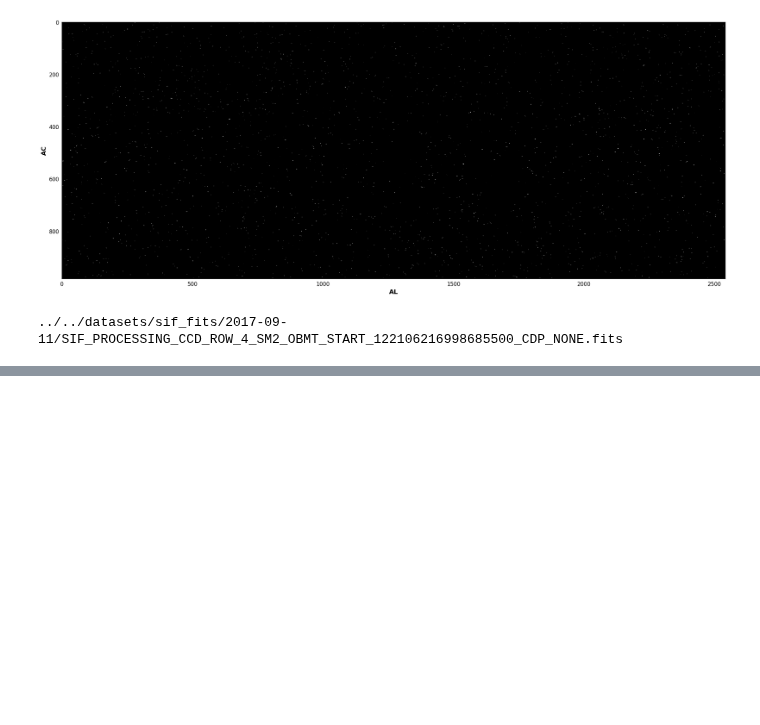
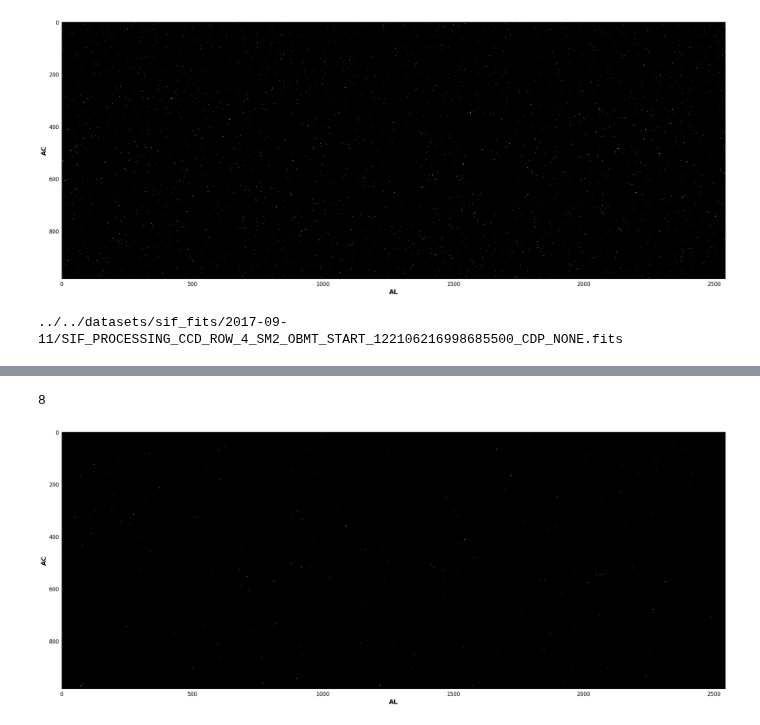
Before and after one commit to asierabreu/cosmics, a Jupyter notebook: analysis/sm_sif/sm_chain.ipynb, the cells around one changed output, grey strips where cells are left out. Drawn from its saved outputs; the diff is of its cells as text; code cells hidden in the pictures; blank space fills up the shorter version.

```diff
--- a/analysis/sm_sif/sm_chain.ipynb
+++ b/analysis/sm_sif/sm_chain.ipynb
@@ -88,7 +100,7 @@ timingstart = time.time()
 for sourcefile in sourcefiles:
     print(iobs)
     iobs += 1
-    (image,gain,bias,readnoise,fov,row,tstart,tstop) = sm_get_image(sourcefile, "../../datasets/sm_bias/sm_calibdat.fits")
+    (image,gain,bias,readnoise,fov,row,tstart,tstop) = sm_get_image_calib(sourcefile, "../../datasets/sm_bias/sm_calibdat.fits")
 
     if (fov==1 and row==4):
         starmask = sm_starmask(image, 2000, badcol=850)
@@ -97,8 +109,6 @@ for sourcefile in sourcefiles:
 
     #output = sm_cosmics(image, gain, bias, readnoise, starmask, sigclip=10., sigfrac=0.3, objlim=10.)
     # tweaked parameters from the validation
-    #output = sm_cosmics(image, gain, bias, readnoise, starmask, sigclip=10., sigfrac=0.1, objlim=25.)
-    # additional tweaking to remove spurious background (always try to be above 2 sigma)
     output = sm_cosmics(image, gain, bias, readnoise, starmask, sigclip=10., sigfrac=0.1, objlim=25.)
     output.acqTime = tstart
     output.row = row
@@ -317,3 +327,11 @@ plt.grid(False)
 print(sourcefiles[iobs])
 # %% [output]
 ../../datasets/sif_fits/2017-09-11/SIF_PROCESSING_CCD_ROW_4_SM2_OBMT_START_122106216998685500_CDP_NONE.fits
+# %%
+import time
+tstart = time.time()
+
+inlist = read_Obslist_fits('spark_output/2015/12/01/SM-SIF_OBMT_START_65944613999656700.fits')
+
+tend = time.time()
+print("Elapsed time:", tend - tstart)
@@ -319,0 +340,28 @@ print(sourcefiles[iobs])
+# %%
+obs = inlist[0]
+gain = obs.gain
+# %%
+len(inlist)
+# %% [output]
+8
+# %%
+obsimg = np.ones((obs.srcAL,obs.srcAC))
+
+for ii in range(len(obs.data)):
+    track = np.reshape(obs.data[ii]["TRACK"], (obs.data[ii]["DIM_AL"],obs.data[ii]["DIM_AC"]))
+    start_AL = obs.data[ii]["LOC_AL"]
+    stop_AL = obs.data[ii]["LOC_AL"] + obs.data[ii]["DIM_AL"]
+    start_AC = obs.data[ii]["LOC_AC"]
+    stop_AC = obs.data[ii]["LOC_AC"] + obs.data[ii]["DIM_AC"]
+    obsimg[start_AL:stop_AL,start_AC:stop_AC] += track*gain
+
+im=np.flip(np.rot90(obsimg,1),0)
+plt.xlabel('AL')
+plt.ylabel('AC')
+plt.imshow(im, cmap='gray',norm=LogNorm())
+#plt.imshow(image[30:60,70:120], cmap='gray')
+plt.gcf().set_size_inches(30.5, 10.5)
+#plt.colorbar(orientation="horizontal")
+plt.grid(False)
+# %% [output]
+[figure, added]
```
Also changed, not shown: parts of 5 cells of this notebook, 13 other files.
